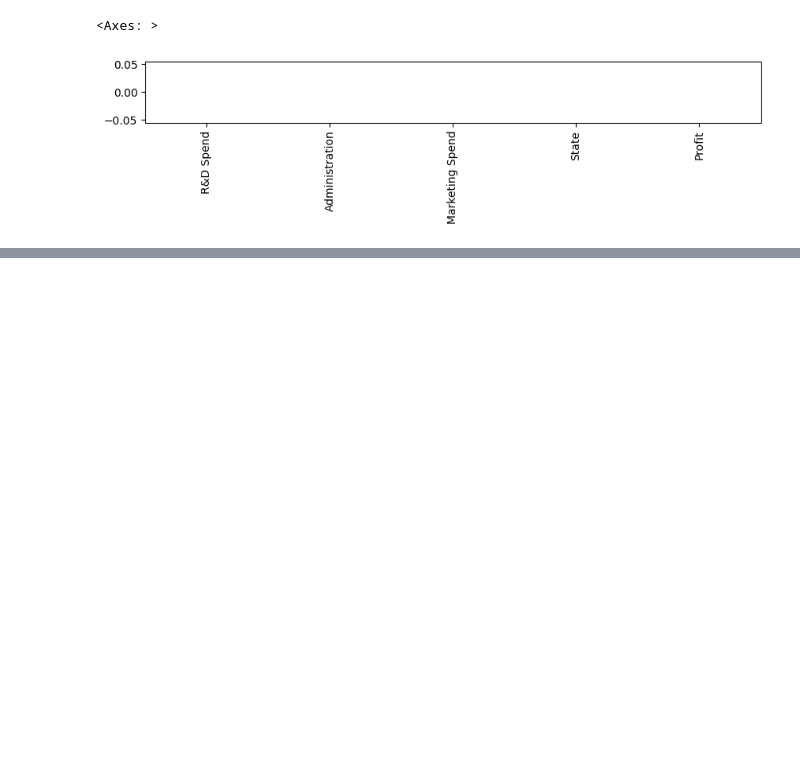
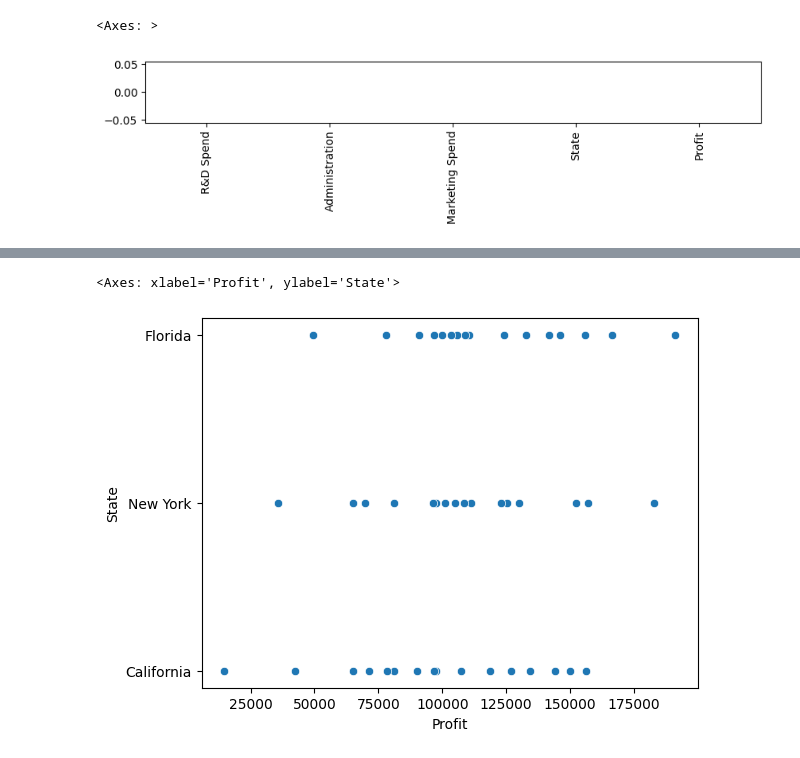
Before and after one commit to Vanshaj14Mohan/AIML-College, a Jupyter notebook: Assignment Four/main.ipynb, the cells around one changed output, grey strips where cells are left out. Cells and saved outputs as stored; diff of their text form; code cells hidden in the pictures; blank space fills up the shorter version.

```diff
--- a/Assignment Four/main.ipynb
+++ b/Assignment Four/main.ipynb
@@ -68,0 +122,3 @@ df.isnull().sum().plot(kind="bar", figsize=(10,1))
+# %%
+df = df.drop(0).reset_index(drop=True)
+df.head(5)
@@ -68,0 +132,5 @@ df.isnull().sum().plot(kind="bar", figsize=(10,1))
+# %%
+sns.scatterplot(data=df, y="State", x="Profit")
+# %% [output]
+<Axes: xlabel='Profit', ylabel='State'>
+[figure, added]
```
Also changed, not shown: parts of 7 cells of this notebook.
